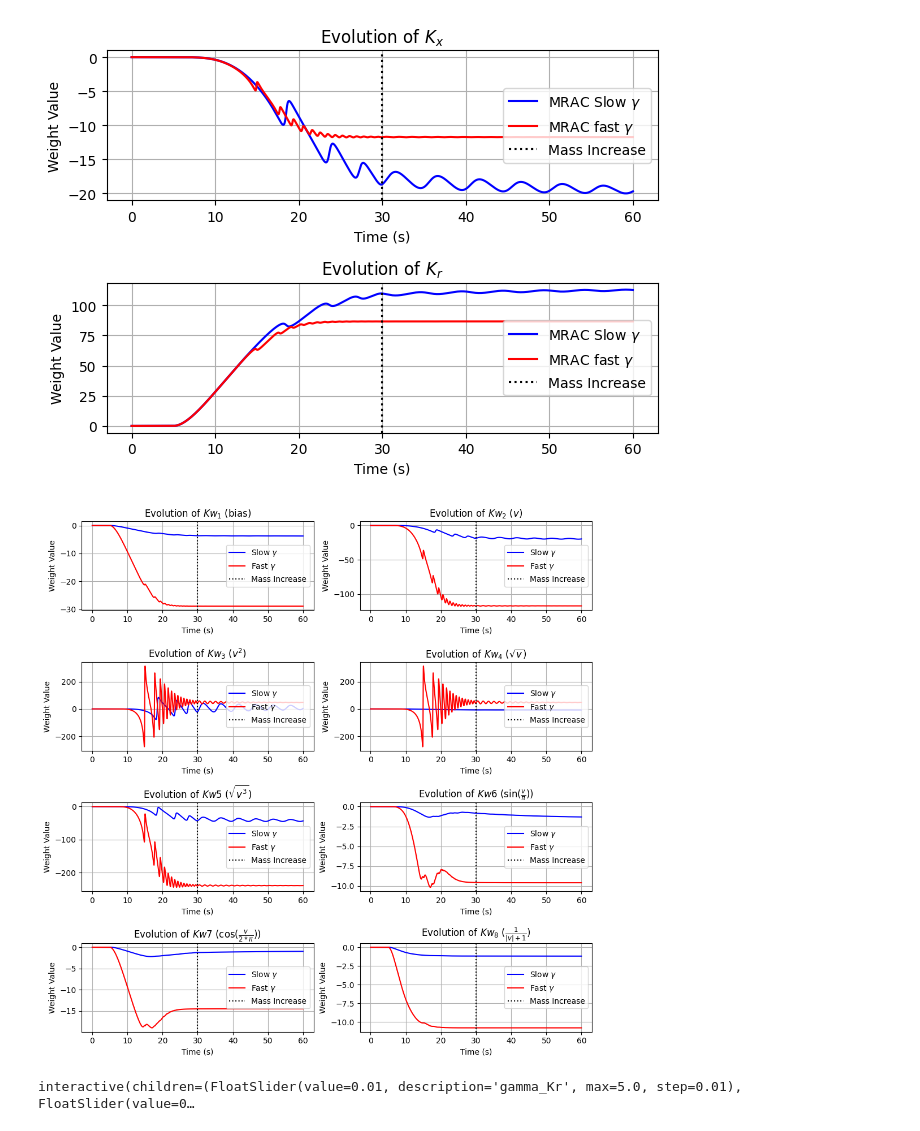
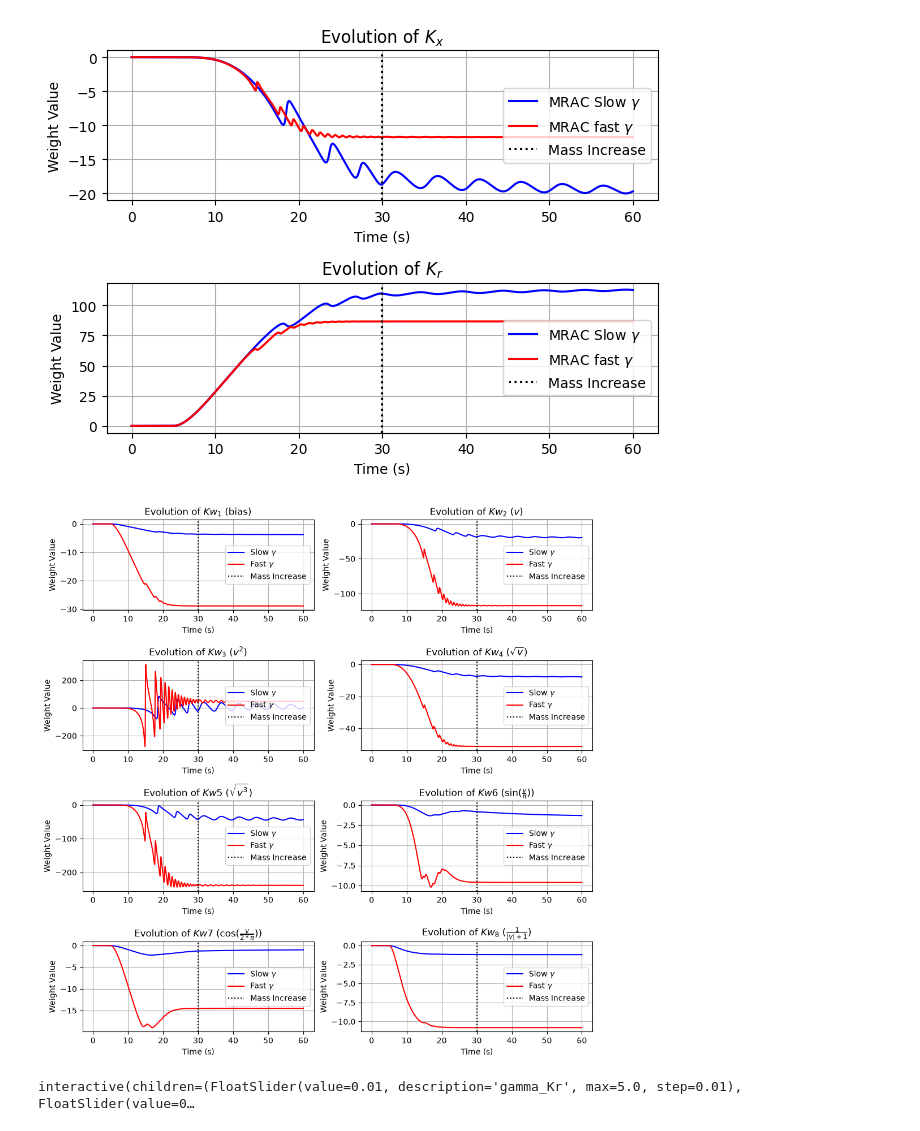
Before and after one commit to Mrjarkos/MRAC_Tutorial, a Jupyter notebook: 02_MRAC_meets_Lyapunov.ipynb, the cells around one changed output. Drawn from its saved outputs; the diff is of its cells as text; code cells hidden in the pictures.

Commit message:
NB02: weight panel 4 plots the fast-gamma Kw4 trajectory (was Kw3)
Cell 21, subplot (4,2,4) titled Kw_4 plotted hist_time_varying_fast['Kw3'].
Fixed the key and regenerated only that cell's figure: the notebook was
executed in a temporary copy (widget magic swapped to inline there), all
earlier stream outputs reproduced exactly and the execution count (14) is
unchanged; no other output was touched. No training.

Co-Authored-By: Claude Opus 5.5 <noreply@anthropic.com>

```diff
--- a/02_MRAC_meets_Lyapunov.ipynb
+++ b/02_MRAC_meets_Lyapunov.ipynb
@@ -693,7 +693,7 @@ plt.grid()
 
 plt.subplot(4, 2, 4)
 plt.plot(t, hist_time_varying_slow['Kw4'], 'b', label=r'Slow $\gamma$')
-plt.plot(t, hist_time_varying_fast['Kw3'], 'r', label=r'Fast $\gamma$')
+plt.plot(t, hist_time_varying_fast['Kw4'], 'r', label=r'Fast $\gamma$')
 plt.axvline(x=disturbance_time, color='k', linestyle=':', label='Mass Increase')
 plt.title(r'Evolution of $Kw_4$ ($\sqrt{v}$)')
 plt.ylabel('Weight Value')
@@ -717,34 +717,34 @@ plt.plot(t, hist_time_varying_fast['Kw6'], 'r', label=r'Fast $\gamma$')
 plt.axvline(x=disturbance_time, color='k', linestyle=':', label='Mass Increase')
 plt.title(r'Evolution of $Kw6$ ($\sin(\frac{v}{\pi})$)')
 plt.ylabel('Weight Value')
 plt.xlabel('Time (s)')
 plt.legend(loc=7)
 plt.grid()
 
 plt.subplot(4, 2, 7)
 plt.plot(t, hist_time_varying_slow['Kw7'], 'b', label=r'Slow $\gamma$')
 plt.plot(t, hist_time_varying_fast['Kw7'], 'r', label=r'Fast $\gamma$')
 plt.axvline(x=disturbance_time, color='k', linestyle=':', label='Mass Increase')
 plt.title(r'Evolution of $Kw7$ ($\cos(\frac{v}{2*\pi})$)')
 plt.ylabel('Weight Value')
 plt.xlabel('Time (s)')
 plt.legend(loc=7)
 plt.grid()
 
 plt.subplot(4, 2, 8)
 plt.plot(t, hist_time_varying_slow['Kw8'], 'b', label=r'Slow $\gamma$')
 plt.plot(t, hist_time_varying_fast['Kw8'], 'r', label=r'Fast $\gamma$')
 plt.axvline(x=disturbance_time, color='k', linestyle=':', label='Mass Increase')
 plt.title(r'Evolution of $Kw_8$ ($\frac{1}{|v|+1}$)')
 plt.ylabel('Weight Value')
 plt.xlabel('Time (s)')
 plt.legend(loc=7)
 plt.grid()
 
 plt.tight_layout()
 plt.show()
 # %% [output]
-[figure, old version]
+[figure, new version]
 # %%
 %matplotlib widget
 from ipywidgets import interact, FloatSlider
```
